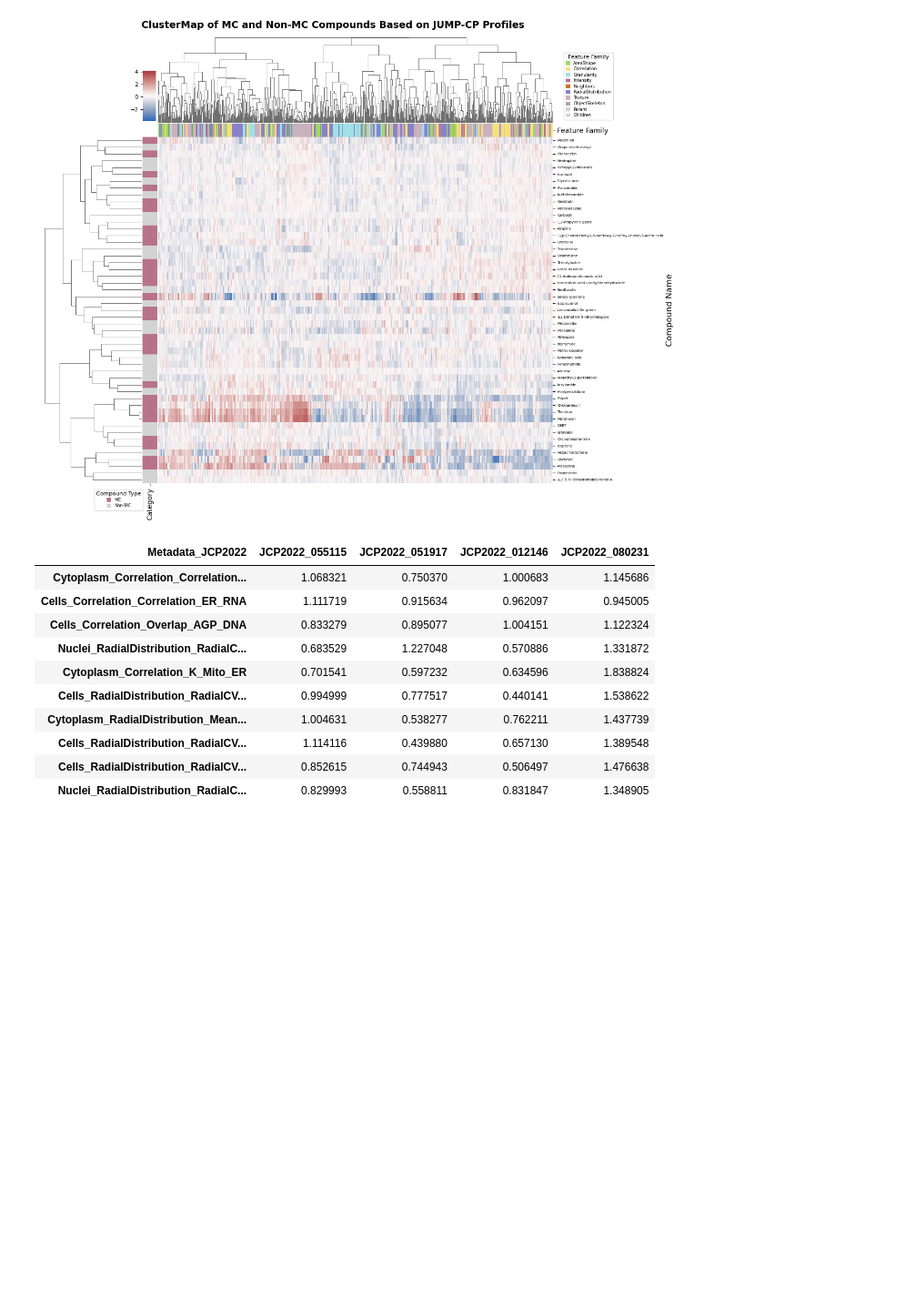
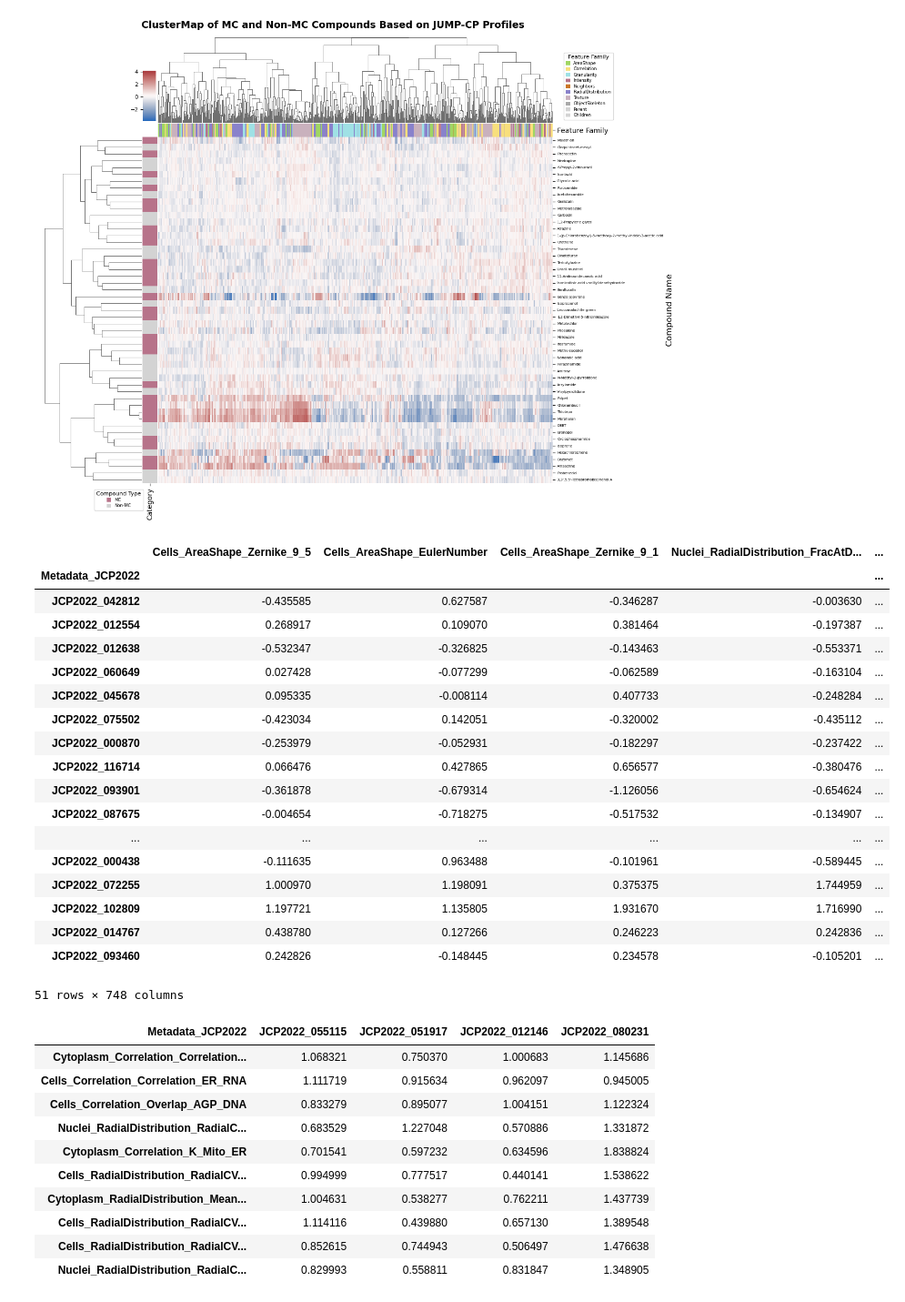
Before and after one commit to rachebouche/mammary-carcinogenicity-cellpainting, a Jupyter notebook: analyses/ClusterMap/clustermap.ipynb, the cells around one changed output. Shown at 91% size. Cells and saved outputs as stored; diff of their text form; code cells hidden in the pictures; blank space fills up the shorter version.

```diff
--- a/analyses/ClusterMap/clustermap.ipynb
+++ b/analyses/ClusterMap/clustermap.ipynb
@@ -140,6 +156,28 @@ clustmap.data2d.to_csv("../../data/results_tables/clustered_mc_nomc_jump_profile
 plt.show()
 # %% [output]
 [figure]
+# %%
+clustmap.data2d
+# %% [output]
+|  | Cells_AreaShape_Zernike_9_5 | Cells_AreaShape_EulerNumber | Cells_AreaShape_Zernike_9_1 | Nuclei_RadialDistribution_FracAtD... | ... |
+| Metadata_JCP2022 |  |  |  |  | ... |
+| JCP2022_042812 | -0.435585 | 0.627587 | -0.346287 | -0.003630 | ... |
+| JCP2022_012554 | 0.268917 | 0.109070 | 0.381464 | -0.197387 | ... |
+| JCP2022_012638 | -0.532347 | -0.326825 | -0.143463 | -0.553371 | ... |
+| JCP2022_060649 | 0.027428 | -0.077299 | -0.062589 | -0.163104 | ... |
+| JCP2022_045678 | 0.095335 | -0.008114 | 0.407733 | -0.248284 | ... |
+| JCP2022_075502 | -0.423034 | 0.142051 | -0.320002 | -0.435112 | ... |
+| JCP2022_000870 | -0.253979 | -0.052931 | -0.182297 | -0.237422 | ... |
+| JCP2022_116714 | 0.066476 | 0.427865 | 0.656577 | -0.380476 | ... |
+| JCP2022_093901 | -0.361878 | -0.679314 | -1.126056 | -0.654624 | ... |
+| JCP2022_087675 | -0.004654 | -0.718275 | -0.517532 | -0.134907 | ... |
+| ... | ... | ... | ... | ... | ... |
+| JCP2022_000438 | -0.111635 | 0.963488 | -0.101961 | -0.589445 | ... |
+| JCP2022_072255 | 1.000970 | 1.198091 | 0.375375 | 1.744959 | ... |
+| JCP2022_102809 | 1.197721 | 1.135805 | 1.931670 | 1.716990 | ... |
+| JCP2022_014767 | 0.438780 | 0.127266 | 0.246223 | 0.242836 | ... |
+| JCP2022_093460 | 0.242826 | -0.148445 | 0.234578 | -0.105201 | ... |
+51 rows × 748 columns
 # %%
 # Feature-level deviations for the "DEET / Bronopol / Cyclophosphamide /
 # Isoprene" subcluster discussed in Results 3.1.2 (Tab. SX).
```
Also changed, not shown: parts of 3 cells of this notebook, 4 other files.
